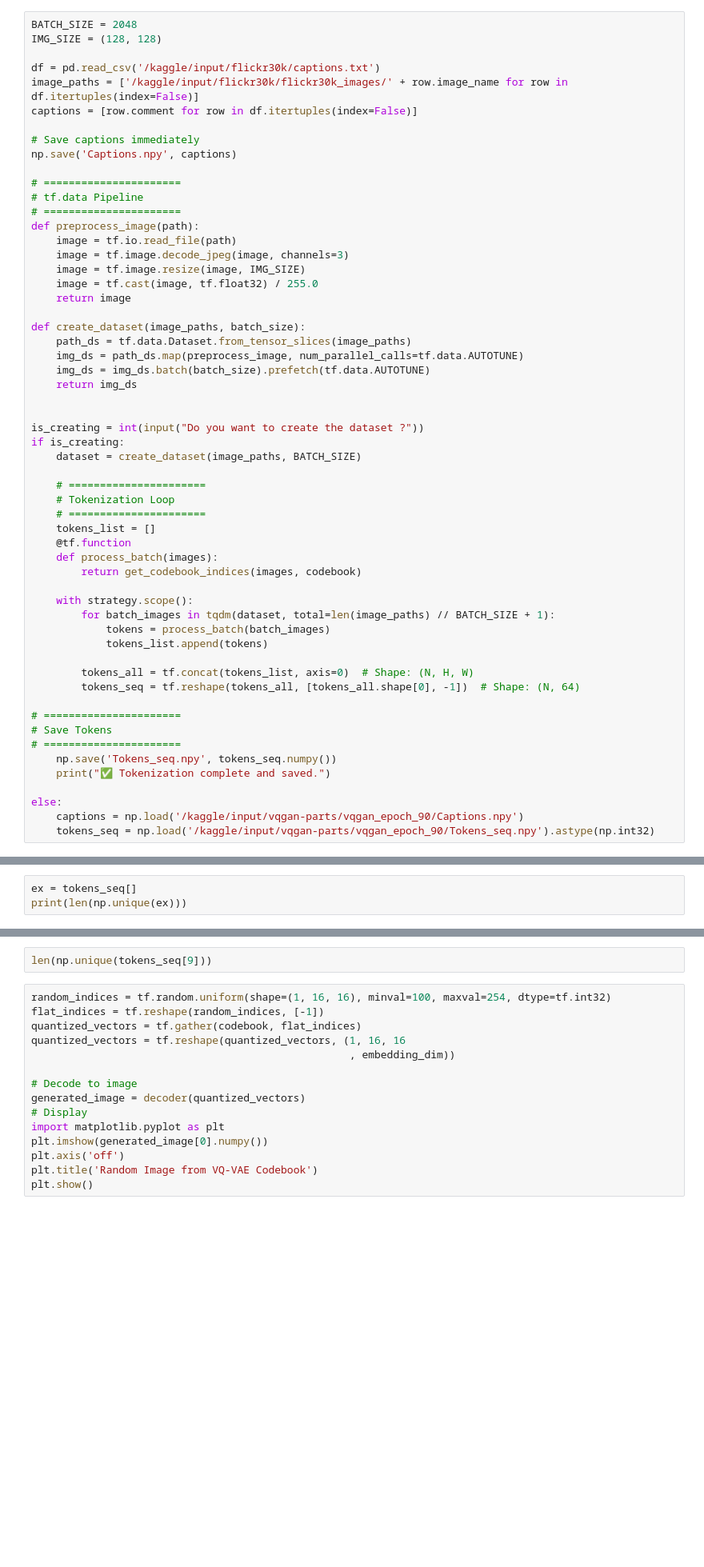
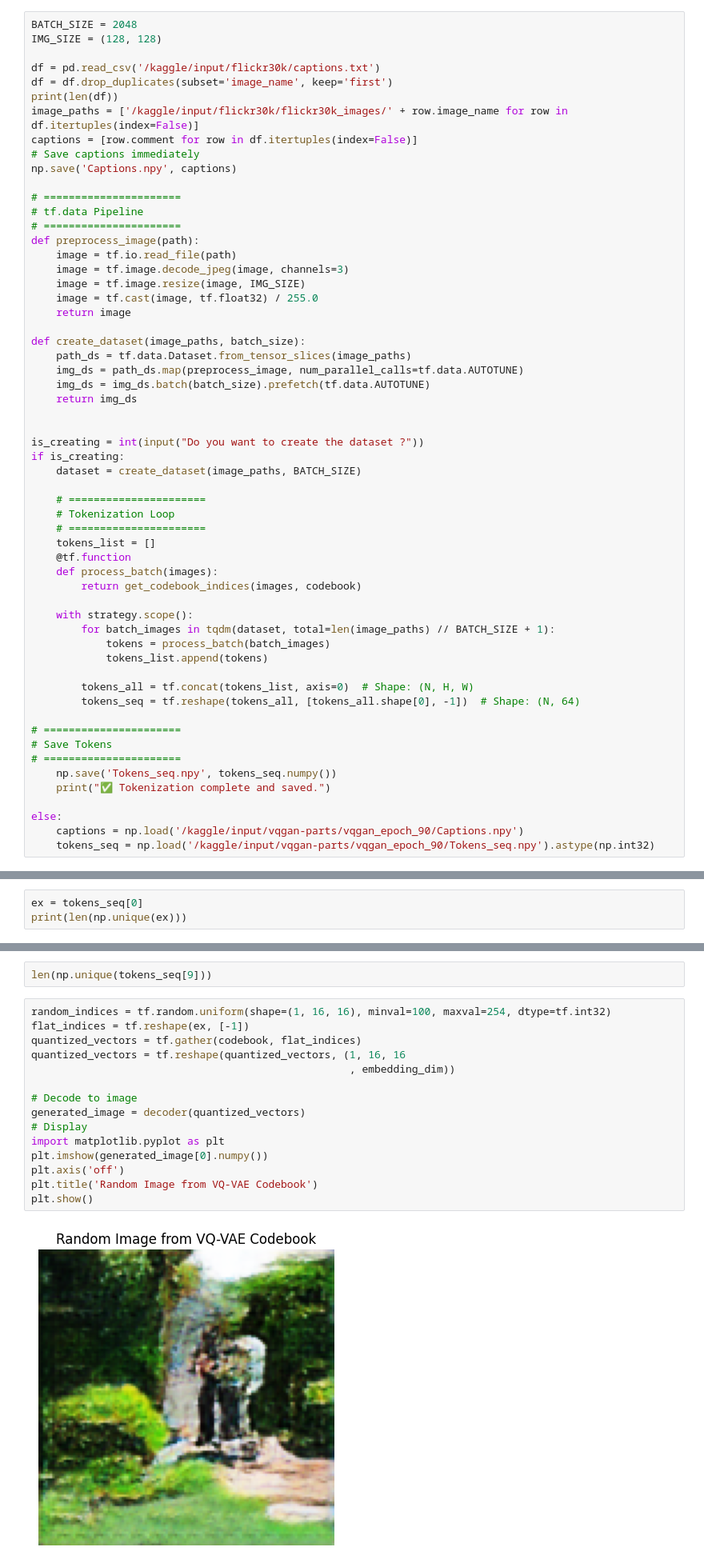
Before and after one commit to Beastojenisto/VQGAN-Transformer, a Jupyter notebook: vqtransformer.ipynb, the cells around one changed output, grey strips where cells are left out. Shown at 80% size. Drawn from its saved outputs; the diff is of its cells as text; blank space fills up the shorter version.

Commit message:
Dataset size and caption selection changed(one caption per image)

```diff
--- a/vqtransformer.ipynb
+++ b/vqtransformer.ipynb
@@ -811,9 +830,10 @@ BATCH_SIZE = 2048
 IMG_SIZE = (128, 128)
 
 df = pd.read_csv('/kaggle/input/flickr30k/captions.txt')
+df = df.drop_duplicates(subset='image_name', keep='first')
+print(len(df))
 image_paths = ['/kaggle/input/flickr30k/flickr30k_images/' + row.image_name for row in df.itertuples(index=False)]
 captions = [row.comment for row in df.itertuples(index=False)]
-
 # Save captions immediately
 np.save('Captions.npy', captions)
 
@@ -904,5 +925,5 @@ decoder_tokens = tf.concat([start_tokens, tokens_seq], axis=1)
 # %%
 print(np.shape(decoder_tokens))
 # %%
-ex = tokens_seq[]
+ex = tokens_seq[0]
 print(len(np.unique(ex)))
@@ -912,16 +935,18 @@ np.min(tokens_seq)
 len(np.unique(tokens_seq[9]))
 # %%
 random_indices = tf.random.uniform(shape=(1, 16, 16), minval=100, maxval=254, dtype=tf.int32)
-flat_indices = tf.reshape(random_indices, [-1])
+flat_indices = tf.reshape(ex, [-1])
 quantized_vectors = tf.gather(codebook, flat_indices)
 quantized_vectors = tf.reshape(quantized_vectors, (1, 16, 16
                                                    , embedding_dim))
 
 # Decode to image
 generated_image = decoder(quantized_vectors)
 # Display
 import matplotlib.pyplot as plt
 plt.imshow(generated_image[0].numpy())
 plt.axis('off')
 plt.title('Random Image from VQ-VAE Codebook')
 plt.show()
+# %% [output]
+[figure, added]
```
Also changed, not shown: parts of 10 cells of this notebook.
